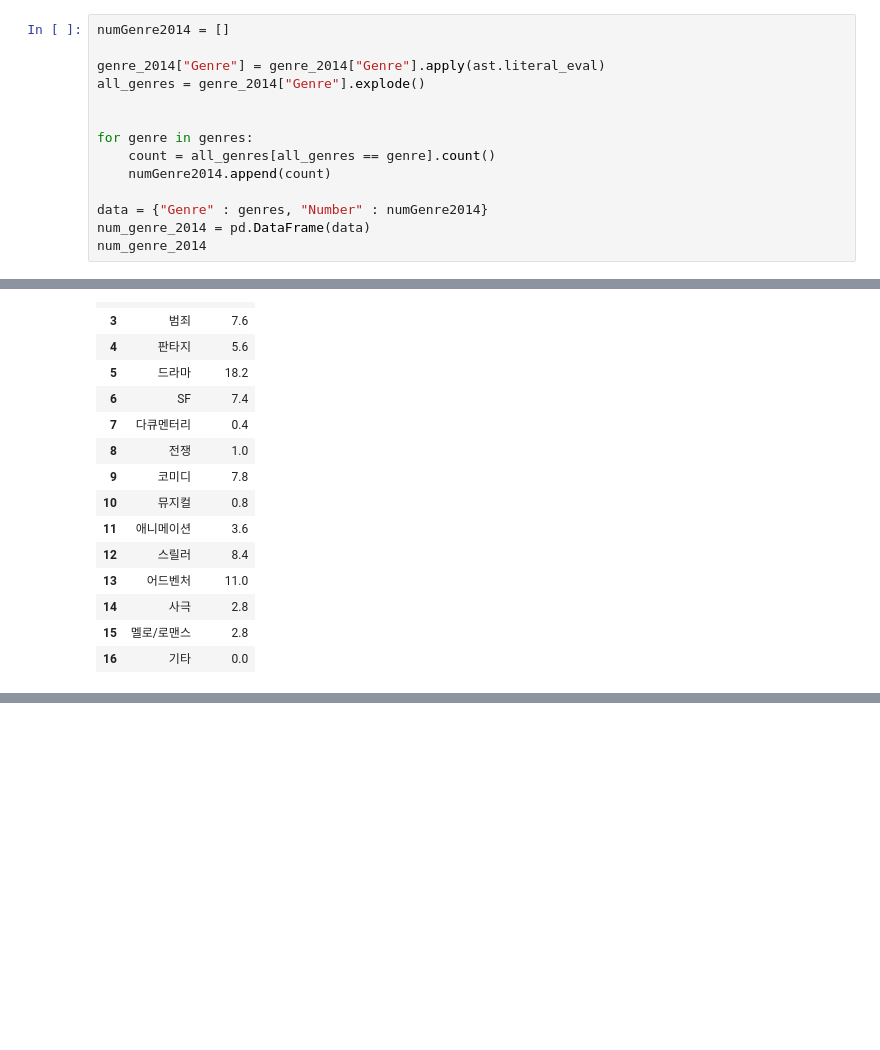
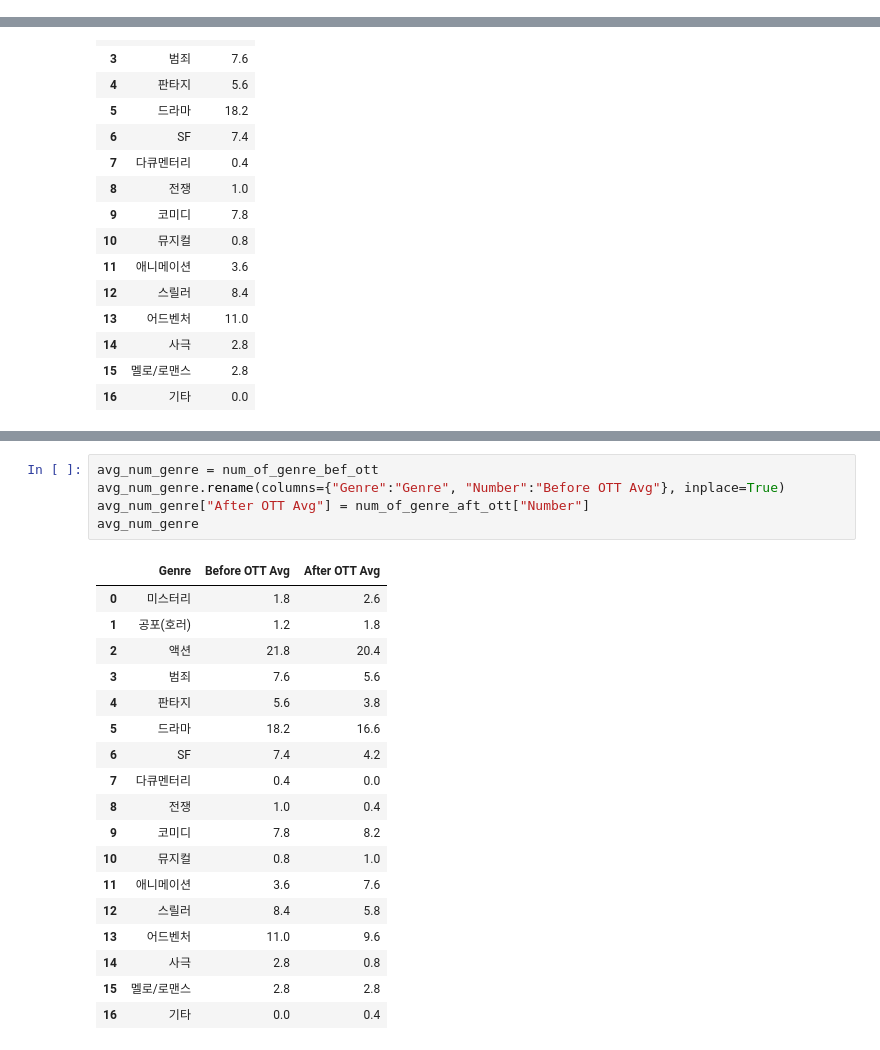
Before and after one commit to addinedu-ros-8th/eda-repo-1, a Jupyter notebook: src/ott_yearly_genre_analysis.ipynb, the cells around one changed output, grey strips where cells are left out. Drawn from its saved outputs; the diff is of its cells as text; blank space fills up the shorter version.

```diff
--- a/src/ott_yearly_genre_analysis.ipynb
+++ b/src/ott_yearly_genre_analysis.ipynb
@@ -77,14 +58,0 @@ genres = ['미스터리', '공포(호러)', '액션', '범죄', '판타지', '
-# %%
-numGenre2014 = []
-
-genre_2014["Genre"] = genre_2014["Genre"].apply(ast.literal_eval)
-all_genres = genre_2014["Genre"].explode()
-
-
-for genre in genres:
-    count = all_genres[all_genres == genre].count()
-    numGenre2014.append(count)
-
-data = {"Genre" : genres, "Number" : numGenre2014}
-num_genre_2014 = pd.DataFrame(data)
-num_genre_2014
@@ -256,3 +138,27 @@ See the caveats in the documentation: https://pandas.pydata.org/pandas-docs/stab
 | 14 | 사극 | 0.8 |
 | 15 | 멜로/로맨스 | 2.8 |
 | 16 | 기타 | 0.4 |
+# %%
+avg_num_genre = num_of_genre_bef_ott
+avg_num_genre.rename(columns={"Genre":"Genre", "Number":"Before OTT Avg"}, inplace=True)
+avg_num_genre["After OTT Avg"] = num_of_genre_aft_ott["Number"]
+avg_num_genre
+# %% [output]
+|  | Genre | Before OTT Avg | After OTT Avg |
+| 0 | 미스터리 | 1.8 | 2.6 |
+| 1 | 공포(호러) | 1.2 | 1.8 |
+| 2 | 액션 | 21.8 | 20.4 |
+| 3 | 범죄 | 7.6 | 5.6 |
+| 4 | 판타지 | 5.6 | 3.8 |
+| 5 | 드라마 | 18.2 | 16.6 |
+| 6 | SF | 7.4 | 4.2 |
+| 7 | 다큐멘터리 | 0.4 | 0.0 |
+| 8 | 전쟁 | 1.0 | 0.4 |
+| 9 | 코미디 | 7.8 | 8.2 |
+| 10 | 뮤지컬 | 0.8 | 1.0 |
+| 11 | 애니메이션 | 3.6 | 7.6 |
+| 12 | 스릴러 | 8.4 | 5.8 |
+| 13 | 어드벤처 | 11.0 | 9.6 |
+| 14 | 사극 | 2.8 | 0.8 |
+| 15 | 멜로/로맨스 | 2.8 | 2.8 |
+| 16 | 기타 | 0.0 | 0.4 |
```
Also changed, not shown: parts of 11 cells of this notebook.
